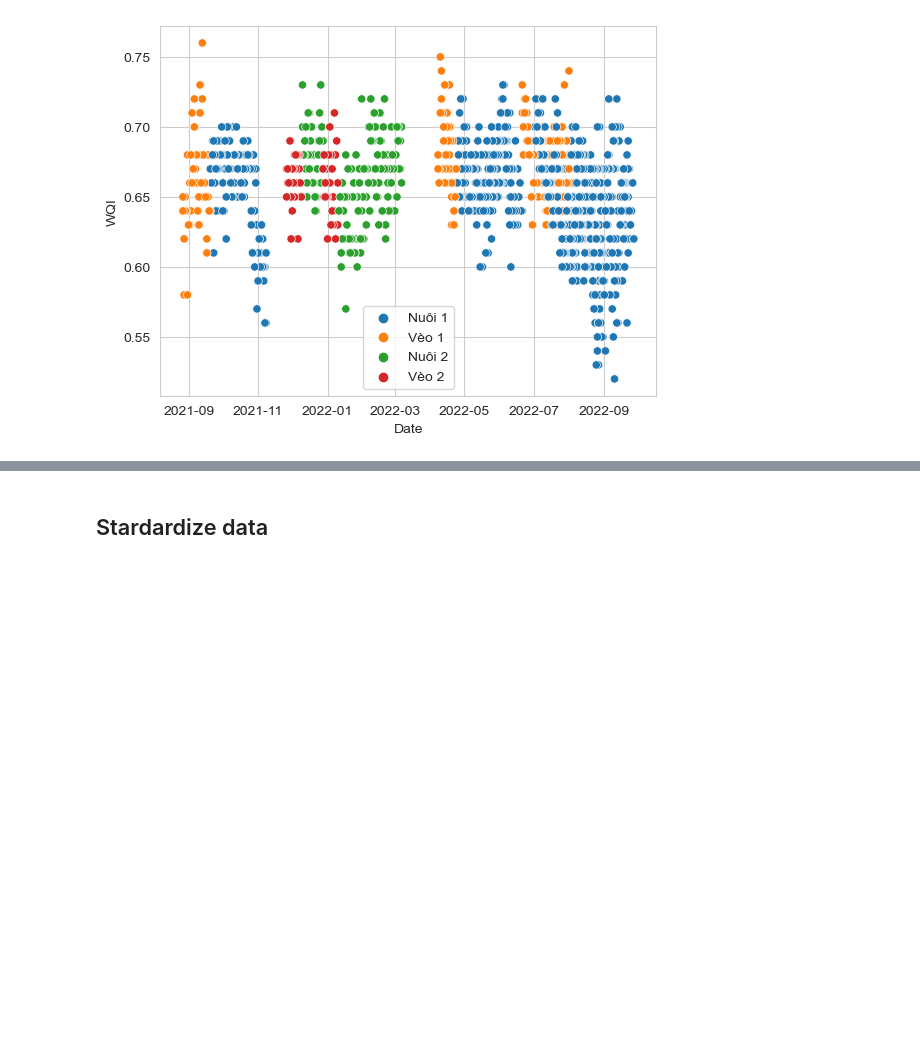
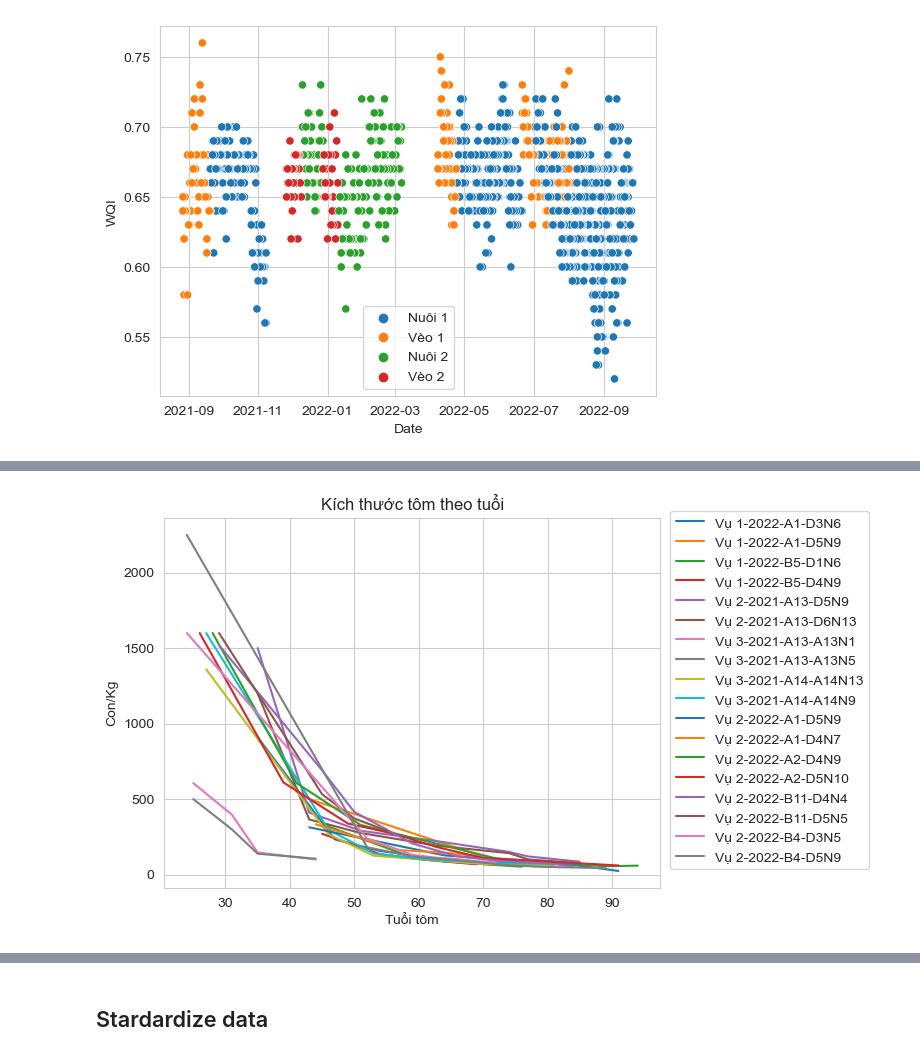
Before and after one commit to truongthuanr/WQi-Model, a Jupyter notebook: sample.ipynb, the cells around one changed output, grey strips where cells are left out. Drawn from its saved outputs; the diff is of its cells as text; code cells hidden in the pictures; blank space fills up the shorter version.

```diff
--- a/sample.ipynb
+++ b/sample.ipynb
@@ -224,0 +238,2 @@ plt.show()
+# %%
+units = list(df2['unit'].unique())
@@ -224,0 +270,10 @@ plt.show()
+# %%
+fig = plt.figure()
+for unit in units:
+
+    sns.lineplot(df2[df2['unit']==unit],x='Tuổi tôm',y='Con/Kg',label=unit)
+plt.legend(loc=[1.02,0.05])
+plt.title("Kích thước tôm theo tuổi")
+plt.show()
+# %% [output]
+[figure, added]
```
Also changed, not shown: parts of 52 cells of this notebook.
